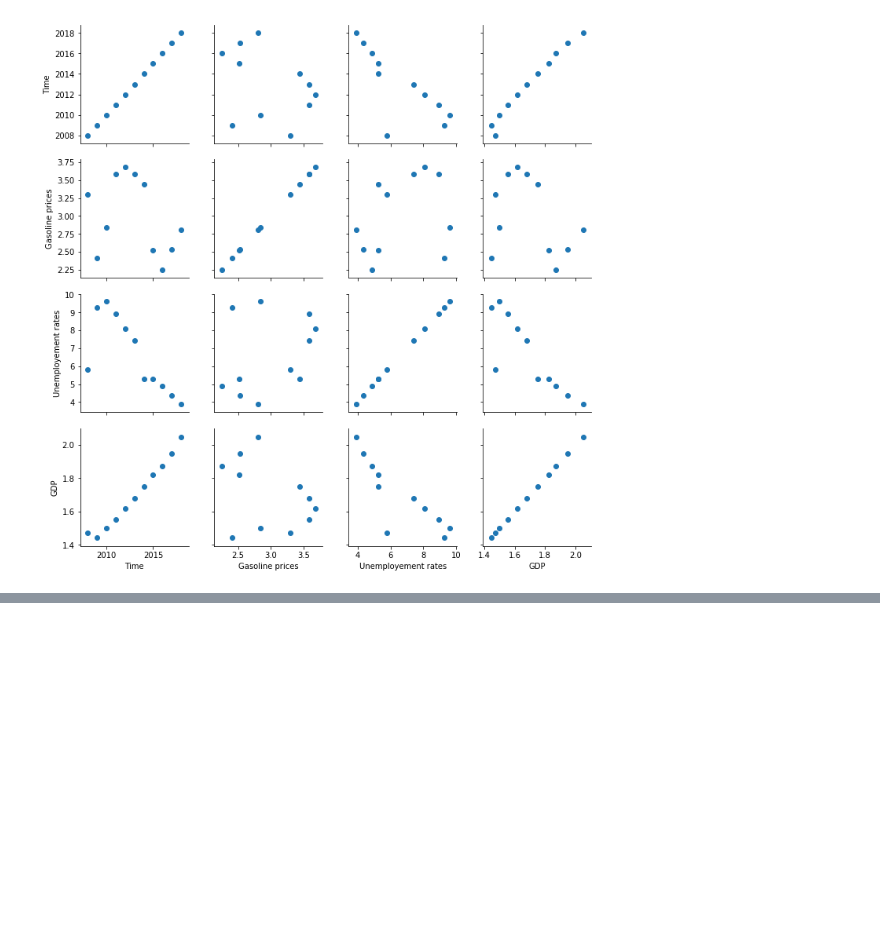
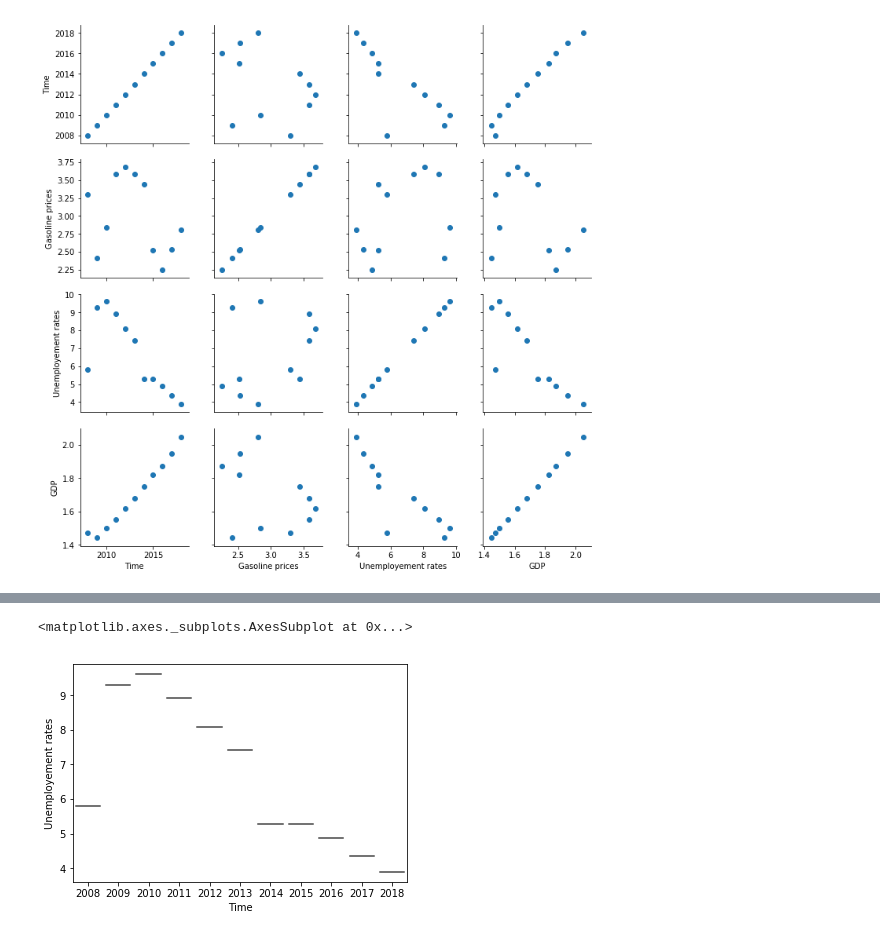
Before and after one commit to vpenumar/Scientific-visualization, a Jupyter notebook: Final assmt 2.ipynb, the cells around one changed output, grey strips where cells are left out. Saved outputs shown, nothing was run; the diff lists cells and outputs as text; code cells hidden in the pictures; blank space fills up the shorter version.

```diff
--- a/Final assmt 2.ipynb
+++ b/Final assmt 2.ipynb
@@ -80,0 +62,5 @@ git push -u origin master
+# %%
+sns.violinplot(y="Unemployement rates",x="Time",data=df)
+# %% [output]
+<matplotlib.axes._subplots.AxesSubplot at 0x...>
+[figure, added]
```
Also changed, not shown: parts of 4 cells of this notebook.
